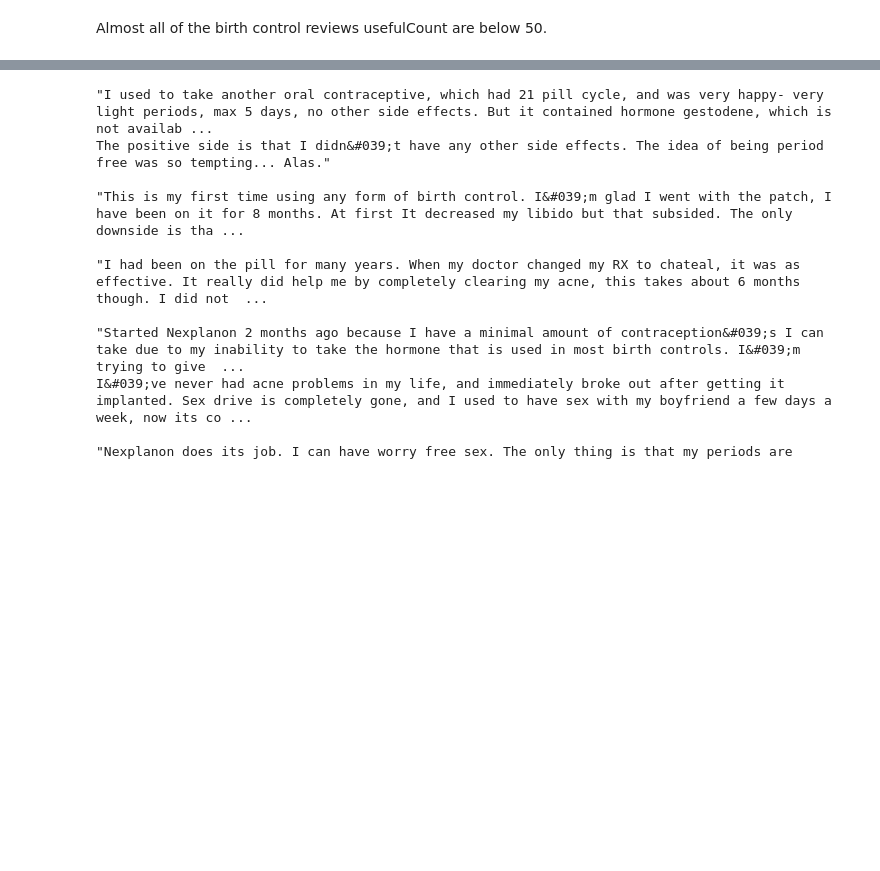
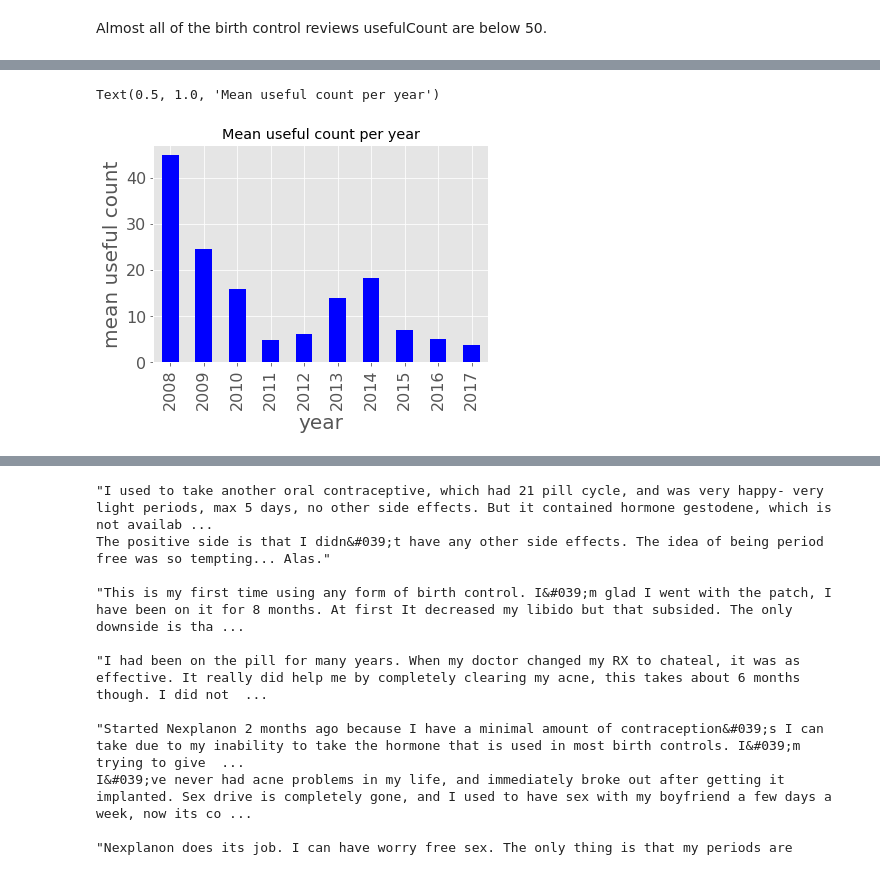
Before and after one commit to Melissa-Stadt/review-usefulness, a Jupyter notebook: data-analysis.ipynb, the cells around one changed output, grey strips where cells are left out. Drawn from its saved outputs; the diff is of its cells as text; code cells hidden in the pictures; blank space fills up the shorter version.

```diff
--- a/data-analysis.ipynb
+++ b/data-analysis.ipynb
@@ -251,0 +295,11 @@ Almost all of the birth control reviews usefulCount are below 50.
+# %%
+bc_merged['year'] = bc_merged['date'].apply(pd.to_datetime).dt.year
+# %%
+useful_mean = bc_merged.groupby('year')['usefulCount'].mean()
+useful_mean.plot(kind='bar', fontsize=16, color = 'blue')
+plt.xlabel('year', fontsize=20)
+plt.ylabel('mean useful count', fontsize=20)
+plt.title('Mean useful count per year')
+# %% [output]
+Text(0.5, 1.0, 'Mean useful count per year')
+[figure, added]
```
Also changed, not shown: parts of 18 cells of this notebook, 3 other files.
